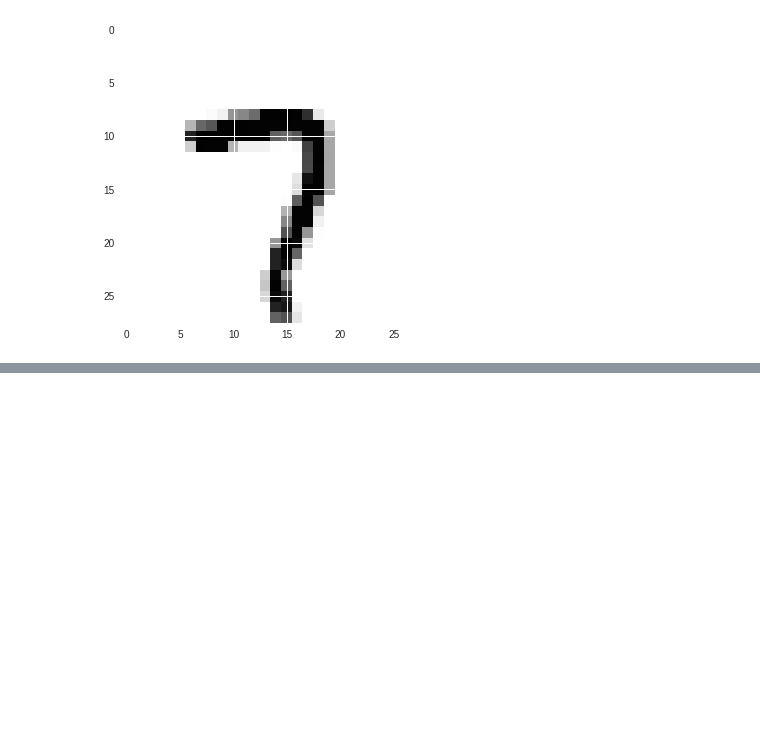
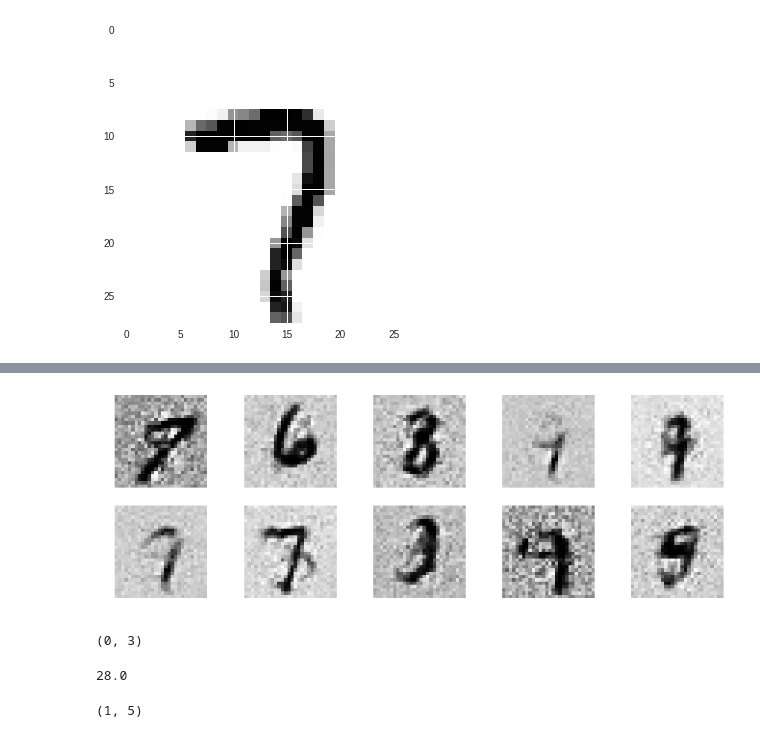
Before and after one commit to xhxuciedu/CS175, a Jupyter notebook: GAN.ipynb, the cells around one changed output, grey strips where cells are left out. Cells and saved outputs as stored; diff of their text form; code cells hidden in the pictures; blank space fills up the shorter version.

```diff
--- a/GAN.ipynb
+++ b/GAN.ipynb
@@ -197,3 +197,28 @@ Epoch [79/200], Step [600/600], d_loss: 0.1658, g_loss: 5.3199, D(x): 0.95, D(G(
 # Save the model checkpoints
 torch.save(G.state_dict(), 'G.ckpt')
 torch.save(D.state_dict(), 'D.ckpt')
+# %%
+# generate images
+z = torch.randn(10, latent_size).to(device)
+fake_images = G(z)
+# %%
+fig, ax = plt.subplots(2,5, figsize=(15,5))
+for i in range(10):
+  ax[int(i/5), i%5].imshow(fake_images[i].view(28,28).cpu().detach().numpy())
+  ax[int(i/5), i%5].axis('off')
+# %% [output]
+[figure, added]
+# %%
+i = 3
+int(i/4), i%4
+# %% [output]
+(0, 3)
+# %%
+import numpy as np
+np.sqrt(784)
+# %% [output]
+28.0
+# %%
+7%2, 7-2*(1%2)
+# %% [output]
+(1, 5)
```
Also changed, not shown: parts of 1 cell of this notebook.
